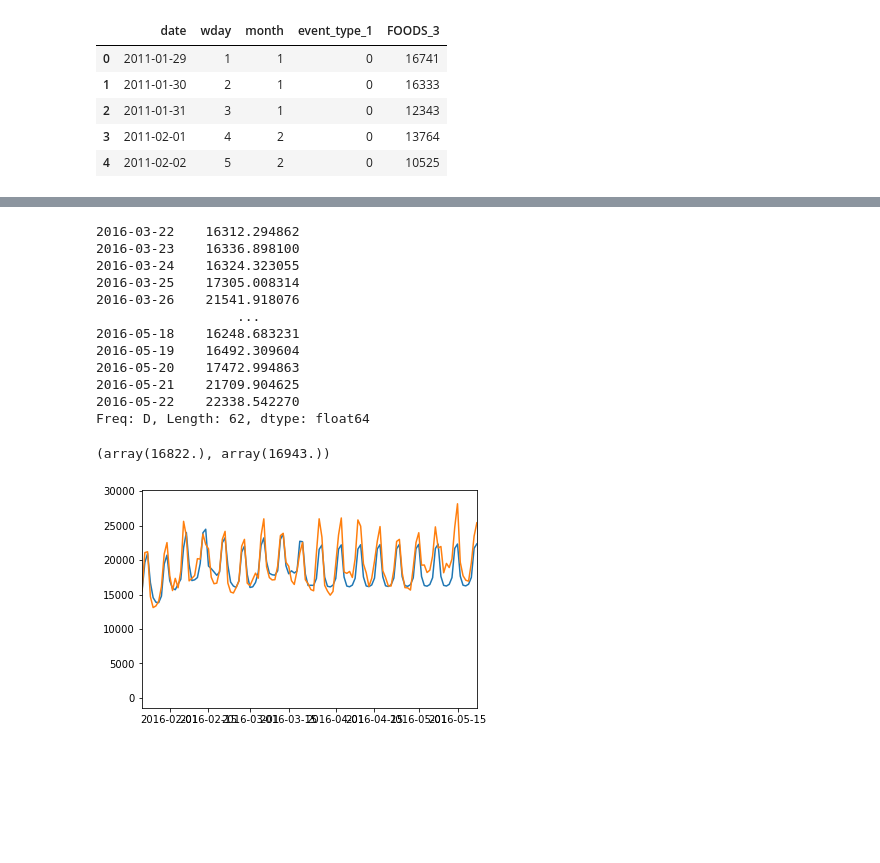
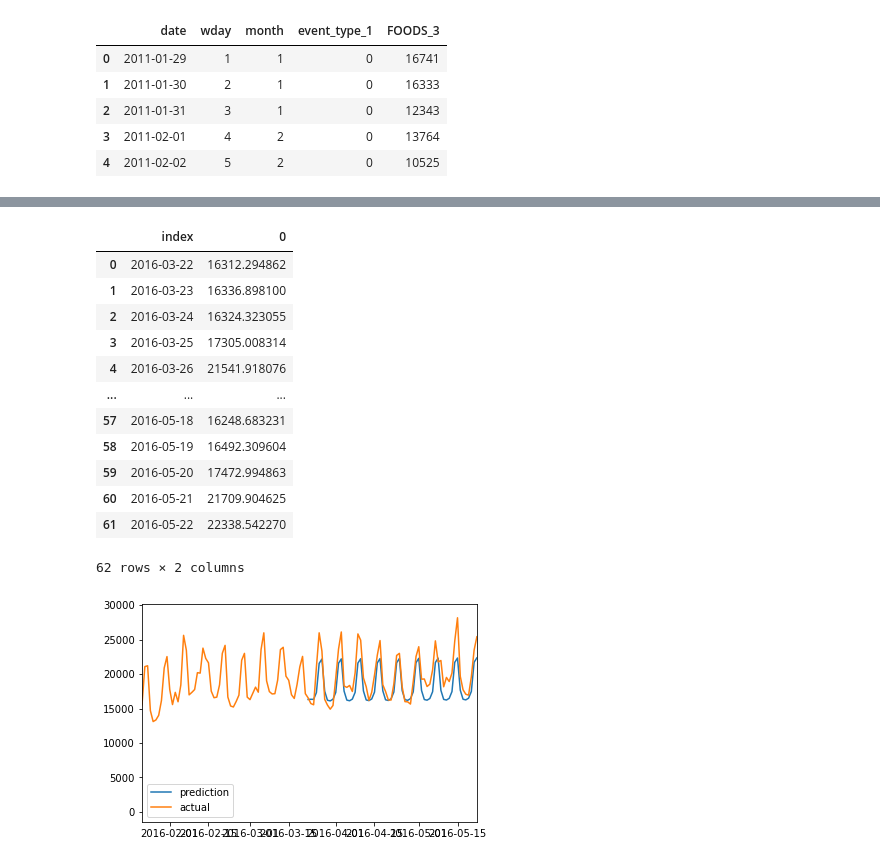
Before and after one commit to sithankanna/hts-forecast, a Jupyter notebook: notebooks/003-EK-model.ipynb, the cells around one changed output, grey strips where cells are left out. Drawn from its saved outputs; the diff is of its cells as text; code cells hidden in the pictures; blank space fills up the shorter version.

```diff
--- a/notebooks/003-EK-model.ipynb
+++ b/notebooks/003-EK-model.ipynb
@@ -9,8 +9,8 @@ sales = pd.read_csv('/Users/user/hts-forecast/volume/data/raw/sales_train_evalua
 cal = pd.read_csv('/Users/user/hts-forecast/volume/data/raw/calendar.csv')
 # %%
 #take the dataframe and only present the relevant category
-def categorize(frame, category):
-    newframe = frame[frame.dept_id == category]
+def categorize(frame, cat_name, category):
+    newframe = frame[frame[cat_name] == category]
     return newframe
 # %%
 #drop unnecessary columns
@@ -36,6 +36,7 @@ def total_sales(frame, column_name):
 #merge sales with calendar
 def merge_pd(frame1, frame2, merge_index):
     newframe = pd.merge(frame1, frame2, on = merge_index, how = 'inner')
+    newframe.date = pd.to_datetime(newframe.date)
     return newframe
 # %%
 #Encode column values to binary
@@ -57,10 +68,11 @@ def ETS_predict(frame, column, no_of_days, start_date, end_date):
                 damped_trend=False, seasonal_periods=7)
     fit = modelETS.fit()
     x = fit.predict(start= start_date, end= end_date)
-    y = x*100
+    y = pd.DataFrame()
+    y = (x*100).reset_index()
     return y
 # %%
-df1 = categorize(sales, 'FOODS_3')
+df1 = categorize(sales, 'dept_id' , 'FOODS_3')
 df1.head()
 # %% [output]
 |  | id | item_id | dept_id | cat_id | store_id | state_id | d_1 | d_2 | d_3 | d_4 | ... | ... |
@@ -191,22 +193,24 @@ See the caveats in the documentation: https://pandas.pydata.org/pandas-docs/stab
 fit = ETS_predict(df6, 'FOODS_3', 60, '2016-03-22', '2016-05-22')
 fit
 # %% [output]
+|  | index | 0 |
+| 0 | 2016-03-22 | 16312.294862 |
+| 1 | 2016-03-23 | 16336.898100 |
+| 2 | 2016-03-24 | 16324.323055 |
+| 3 | 2016-03-25 | 17305.008314 |
+| 4 | 2016-03-26 | 21541.918076 |
+| ... | ... | ... |
+| 57 | 2016-05-18 | 16248.683231 |
+| 58 | 2016-05-19 | 16492.309604 |
+| 59 | 2016-05-20 | 17472.994863 |
+| 60 | 2016-05-21 | 21709.904625 |
+| 61 | 2016-05-22 | 22338.542270 |
-2016-03-22    16312.294862
-2016-03-23    16336.898100
-2016-03-24    16324.323055
-2016-03-25    17305.008314
-2016-03-26    21541.918076
-                  ...
-2016-05-18    16248.683231
-2016-05-19    16492.309604
-2016-05-20    17472.994863
-2016-05-21    21709.904625
-2016-05-22    22338.542270
-Freq: D, Length: 62, dtype: float64
+62 rows × 2 columns
 # %%
-plt.plot(fit)
-plt.plot(df6.date, df6.FOODS_3)
+plt.plot(fit, label='prediction')
+plt.plot(df6.date, df6.FOODS_3, label='actual')
 plt.xlim('2016-01-22', '2016-05-22')
+plt.legend()
+plt.show()
 # %% [output]
-(array(16822.), array(16943.))
-[figure, old version]
+[figure, new version]
```
Also changed, not shown: parts of 3 cells of this notebook.
